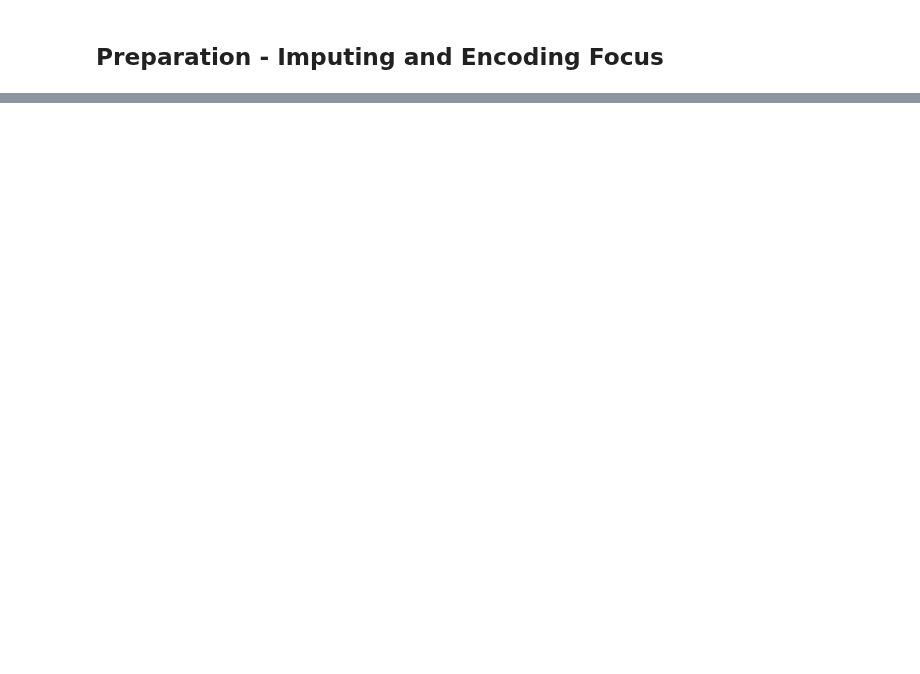
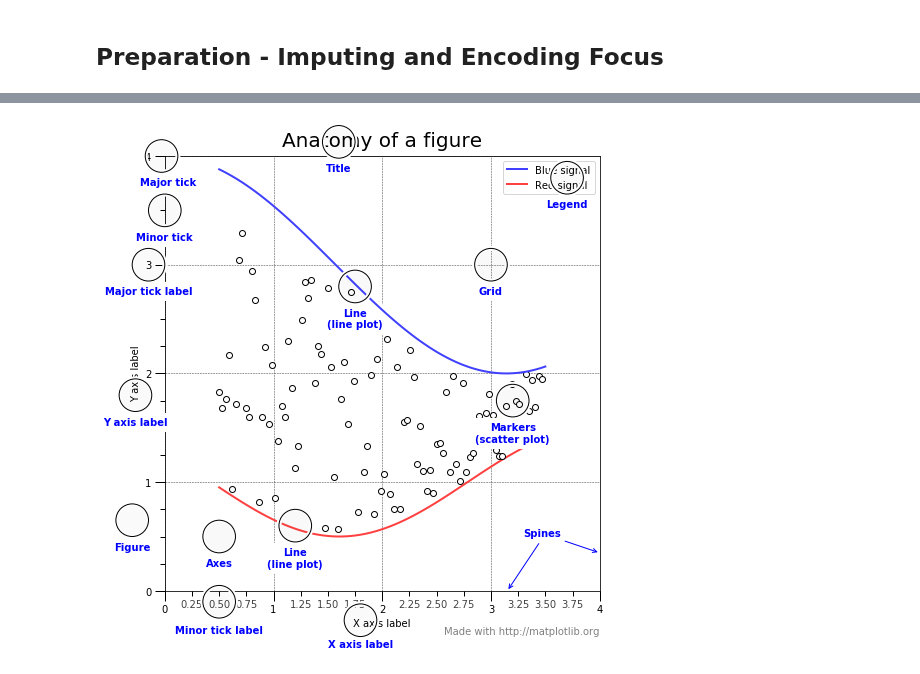
Before and after one commit to faithkane3/ds-methodologies-exercises, a Jupyter notebook: classification/classification_review.ipynb, the cells around one changed output, grey strips where cells are left out. Drawn from its saved outputs; the diff is of its cells as text; code cells hidden in the pictures; blank space fills up the shorter version.

```diff
--- a/classification/classification_review.ipynb
+++ b/classification/classification_review.ipynb
@@ -189,0 +250,4 @@ iris.head(3)
+# %%
+anatomy_of_a_figure()
+# %% [output]
+[figure, added]
```
Also changed, not shown: parts of 12 cells of this notebook, 2 other files.
